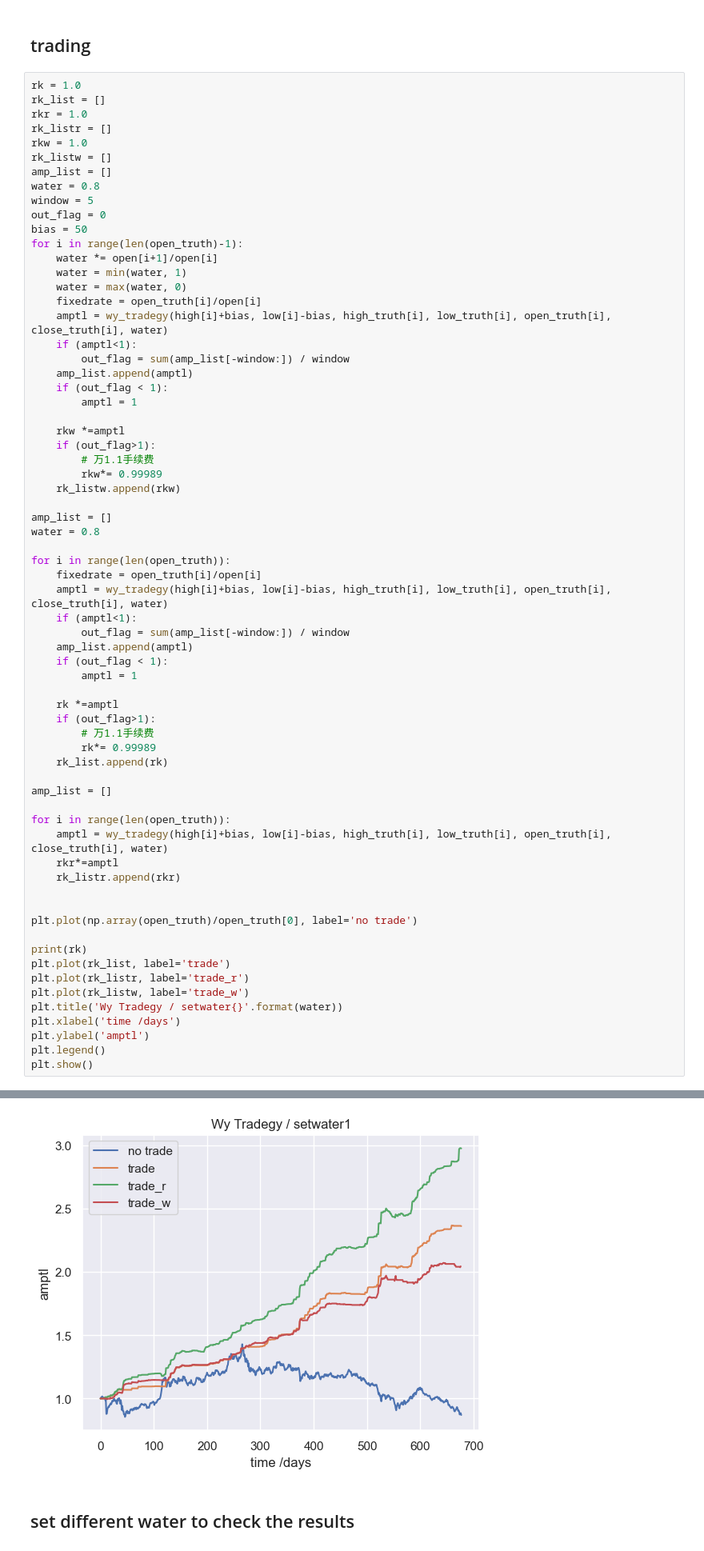
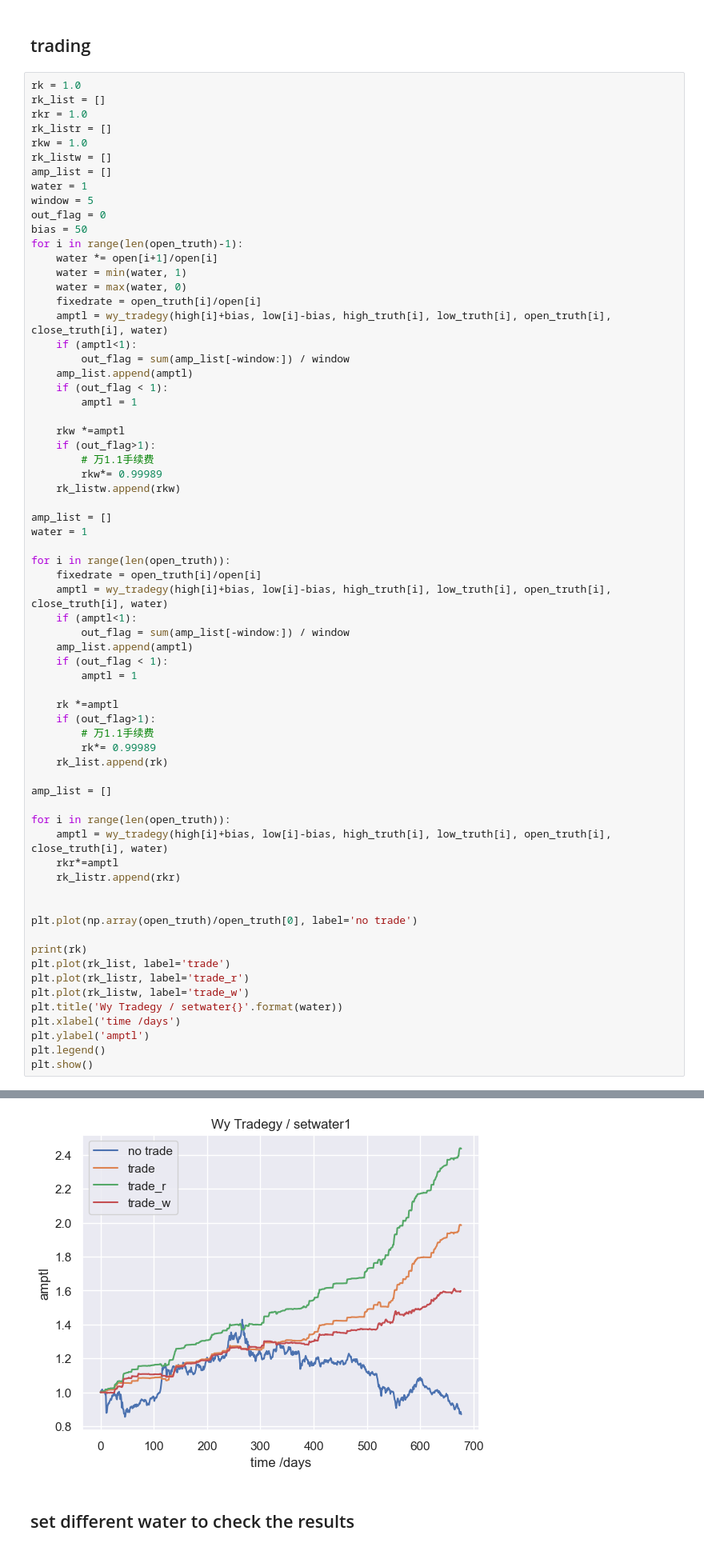
Before and after one commit to binomial-dimension/LosingMoney, a Jupyter notebook: trading/baseline.ipynb, the cells around one changed output, grey strips where cells are left out. Shown at 80% size. Cells and saved outputs as stored; diff of their text form.

```diff
--- a/trading/baseline.ipynb
+++ b/trading/baseline.ipynb
@@ -34,7 +34,7 @@ rk_listr = []
 rkw = 1.0
 rk_listw = []
 amp_list = []
-water = 0.8
+water = 1
 window = 5
 out_flag = 0
 bias = 50
@@ -57,7 +57,7 @@ for i in range(len(open_truth)-1):
     rk_listw.append(rkw)
 
 amp_list = []
-water = 0.8
+water = 1
 
 for i in range(len(open_truth)):
     fixedrate = open_truth[i]/open[i]
@@ -98,4 +98,4 @@ plt.show()
-[figure, old version]
+[figure, new version]
 # %% [markdown]
 ## set different water to check the results
 # %%
```
Also changed, not shown: parts of 2 cells of this notebook, 3 other files.
